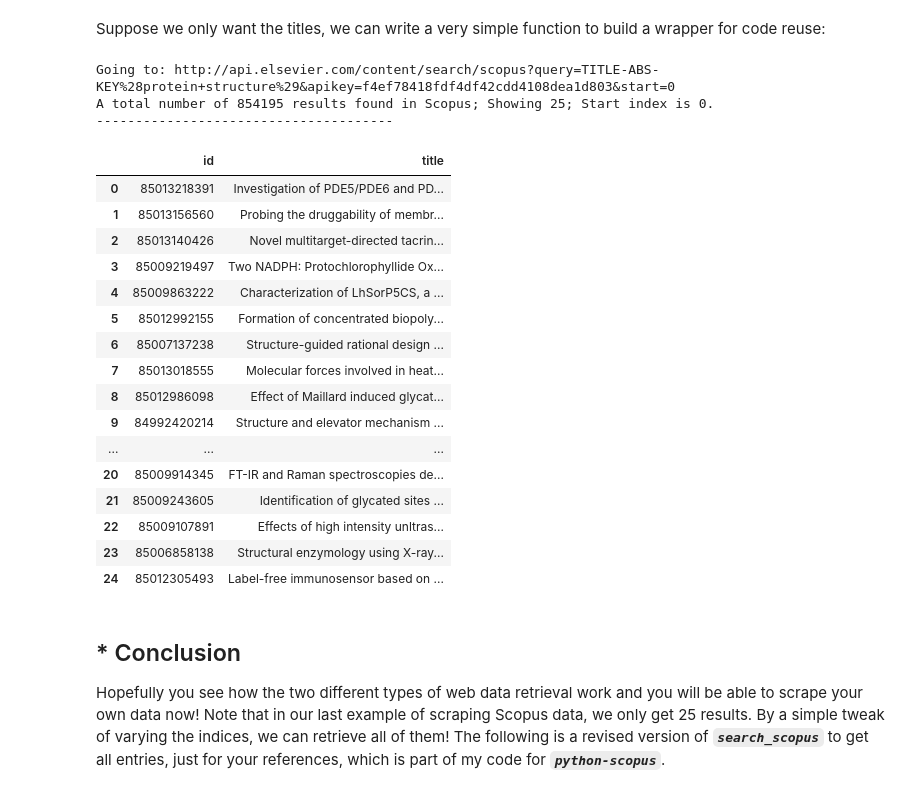
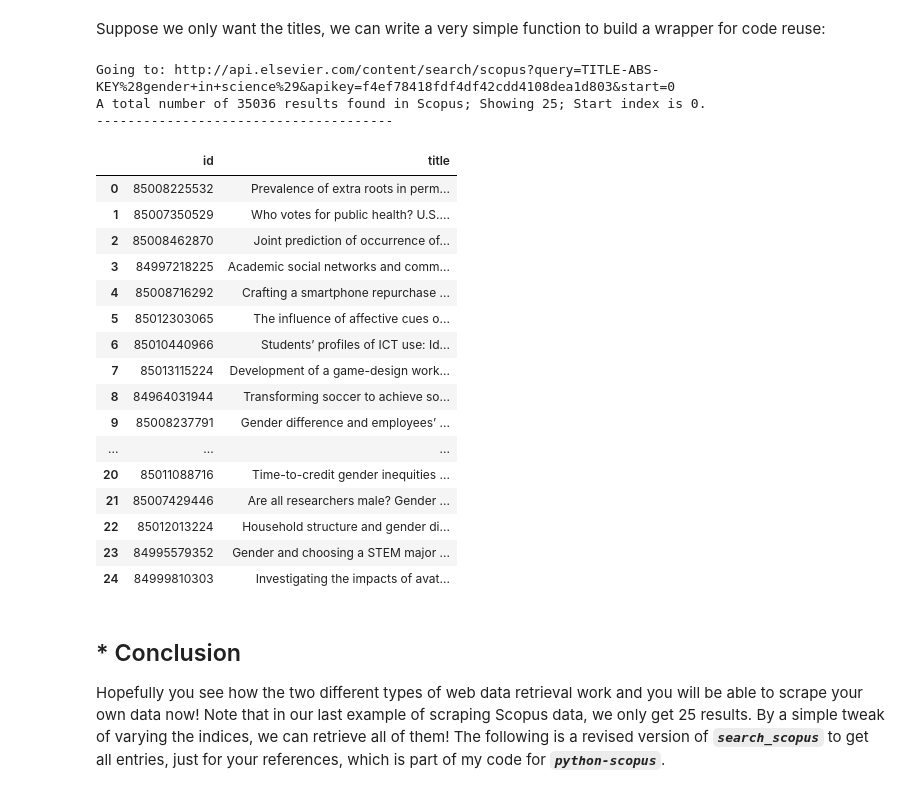
Before and after one commit to zhiyzuo/python-tutorial, a Jupyter notebook: 2_web_scraping.ipynb, the cells around one changed output. Saved outputs shown, nothing was run; the diff lists cells and outputs as text; code cells hidden in the pictures.

```diff
--- a/2_web_scraping.ipynb
+++ b/2_web_scraping.ipynb
@@ -16,10 +16,23 @@ import warnings
 warnings.filterwarnings('ignore')
 
 ## read my app keys
+## I saved my own keys into a text file.
+## Please put your keys and secrest following
+## These four lines of commented code below:
+## consumer_key = "your_consumer_key"
+## consumer_secret = "your_consumer_secret"
+## access_token = "your_access_token"
+## access_secret = "your_access_secret"
+
 with open("./twitter_keys.csv", "r") as twitter_keys:
     keys = twitter_keys.read()
     consumer_key, consumer_secret, access_token, access_secret = \
         keys.split("\n")[:-1]
+
+consumer_key = "e2hTzk3cSLWwj7P2gqzKYe054"
+consumer_secret = "BJYoFI8Tm3CgLlCQs4tu6HfKfA2yeVyje18Uhz8z72sb0BpLrd"
+access_token = "2740697738-gJ9TRAgG1RB9HBlzkgO5XUAAUipJXevFhrhLRaU"
+access_secret = "kgnOc0sK2GFqrGwzninGPVcBRRampjbZg7LQYg7wh9cTx"
 
 ## load twitter package, which a well-written Python package for Twitter APIs
 import twitter
@@ -236,12 +249,12 @@ def search_scopus(key, query, index=0, verbose=True):
     '''
 
     import requests
-    par = {'apikey': key, 'query': 'TITLE-ABS-KEY(protein structure)', 'start': index}
+    par = {'apikey': key, 'query': query, 'start': index}
     r = requests.get(search_uri, params=par)
     resp = r.json()
     ## print out some summaries
-    total_count = resp['search-results']['opensearch:totalResults']
-    start_index = resp['search-results']['opensearch:startIndex']
+    total_count = int(resp['search-results']['opensearch:totalResults'])
+    start_index = int(resp['search-results']['opensearch:startIndex'])
     entries = resp['search-results']['entry']
     if verbose:
         print("Going to: %s"%r.url)
@@ -261,34 +274,37 @@ def search_scopus(key, query, index=0, verbose=True):
     ## use pd.DataFrame to better store the results
     import pandas as pd
     result_df = pd.DataFrame(id_title_list, columns=list(("id", "title")))
-    return(result_df)
+    if index == 0:
+        return(result_df, total_count)
+    else:
+        return(result_df)
 # %%
-result_df = search_scopus(key, 'TITLE-ABS-KEY(protein structure)')
+result_df, total_count = search_scopus(key, 'TITLE-ABS-KEY(gender in science)')
 # use iPython's functions to print data frames prettier
 from IPython.display import display, HTML
 display(result_df)
 # OR: HTML(result_df.to_html())
 # %% [output]
-Going to: http://api.elsevier.com/content/search/scopus?query=TITLE-ABS-KEY%28protein+structure%29&apikey=f4ef78418fdf4df42cdd4108dea1d803&start=0
-A total number of 854195 results found in Scopus; Showing 25; Start index is 0.
+Going to: http://api.elsevier.com/content/search/scopus?query=TITLE-ABS-KEY%28gender+in+science%29&apikey=f4ef78418fdf4df42cdd4108dea1d803&start=0
+A total number of 35036 results found in Scopus; Showing 25; Start index is 0.
 --------------------------------------
 |  | id | title |
-| 0 | 85013218391 | Investigation of PDE5/PDE6 and PD... |
-| 1 | 85013156560 | Probing the druggability of membr... |
-| 2 | 85013140426 | Novel multitarget-directed tacrin... |
-| 3 | 85009219497 | Two NADPH: Protochlorophyllide Ox... |
-| 4 | 85009863222 | Characterization of LhSorP5CS, a ... |
-| 5 | 85012992155 | Formation of concentrated biopoly... |
-| 6 | 85007137238 | Structure-guided rational design ... |
-| 7 | 85013018555 | Molecular forces involved in heat... |
-| 8 | 85012986098 | Effect of Maillard induced glycat... |
-| 9 | 84992420214 | Structure and elevator mechanism ... |
+| 0 | 85008225532 | Prevalence of extra roots in perm... |
+| 1 | 85007350529 | Who votes for public health? U.S.... |
+| 2 | 85008462870 | Joint prediction of occurrence of... |
+| 3 | 84997218225 | Academic social networks and comm... |
+| 4 | 85008716292 | Crafting a smartphone repurchase ... |
+| 5 | 85012303065 | The influence of affective cues o... |
+| 6 | 85010440966 | Students’ profiles of ICT use: Id... |
+| 7 | 85013115224 | Development of a game-design work... |
+| 8 | 84964031944 | Transforming soccer to achieve so... |
+| 9 | 85008237791 | Gender difference and employees’ ... |
 | ... | ... | ... |
-| 20 | 85009914345 | FT-IR and Raman spectroscopies de... |
-| 21 | 85009243605 | Identification of glycated sites ... |
-| 22 | 85009107891 | Effects of high intensity unltras... |
-| 23 | 85006858138 | Structural enzymology using X-ray... |
-| 24 | 85012305493 | Label-free immunosensor based on ... |
+| 20 | 85011088716 | Time-to-credit gender inequities ... |
+| 21 | 85007429446 | Are all researchers male? Gender ... |
+| 22 | 85012013224 | Household structure and gender di... |
+| 23 | 84995579352 | Gender and choosing a STEM major ... |
+| 24 | 84999810303 | Investigating the impacts of avat... |
 # %% [markdown]
 ## * Conclusion
 
```
Also changed, not shown: parts of 5 cells of this notebook, 2 other files.
